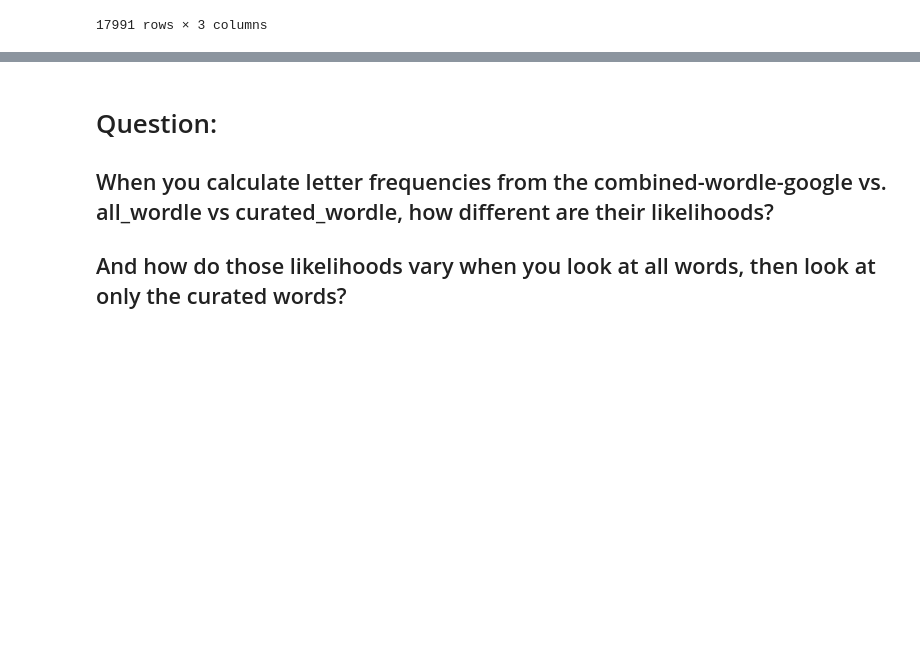
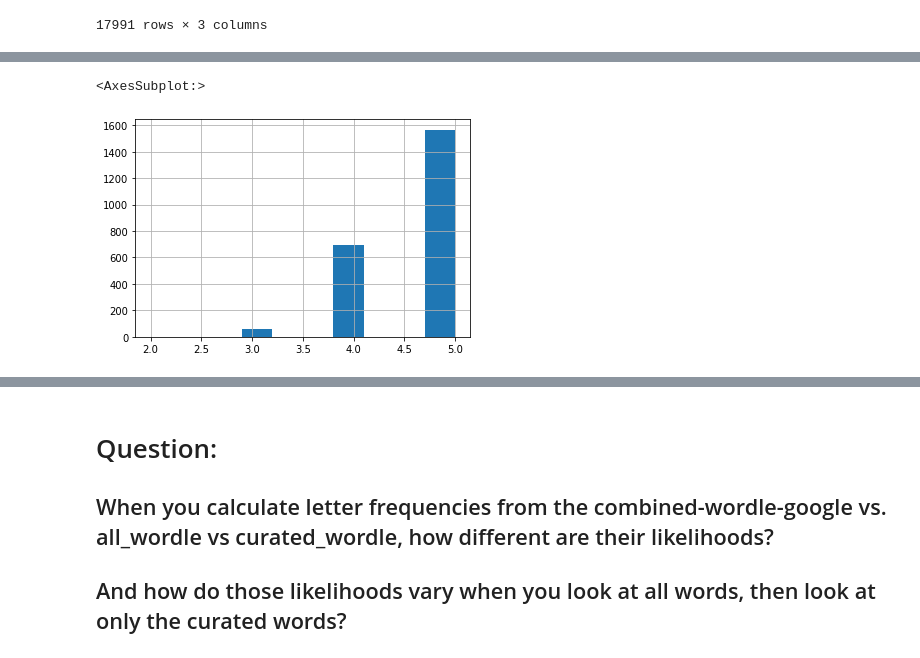
Before and after one commit to benton-anderson/wordle-opt, a Jupyter notebook: notebooks/BJA-02.1-letter-frequency-MLE.ipynb, the cells around one changed output, grey strips where cells are left out. Saved outputs shown, nothing was run; the diff lists cells and outputs as text; code cells hidden in the pictures; blank space fills up the shorter version.

Commit message:
Big changes in understanding to probability and total green probability

```diff
--- a/notebooks/BJA-02.1-letter-frequency-MLE.ipynb
+++ b/notebooks/BJA-02.1-letter-frequency-MLE.ipynb
@@ -91,0 +105,13 @@ lfl[lfl['curated'].notna()].sort_values('curated', ascending=False)
+# %%
+data = wl.loc[wl['in_wordle'], ['in_wordle_curated']]
+data['wp'] = calc_lfl(data.index, bowcur, colname='wp')   # wp = Word Probability from letter frequency
+
+# tglp = Total Green Letter Probability
+# sum of all probabilities of finding that letter in that position
+data['tglp'] = data.index.map(lambda x: total_green_letter_prob(x))
+curated_sorted = data.sort_values(['in_wordle_curated', 'tglp'], ascending=False)
+curated_words = curated_sorted.loc[curated_sorted['in_wordle_curated']].index
+display(curated_words)
+data = data.sort_values('tglp', ascending=False)
+data['unique_letters'] = data.index.map(lambda x: len(set(x)))
+data.head(10)
@@ -91,0 +218,5 @@ lfl[lfl['curated'].notna()].sort_values('curated', ascending=False)
+# %%
+data[data['in_wordle_curated']]['unique_letters'].hist()
+# %% [output]
+<AxesSubplot:>
+[figure, added]
```
Also changed, not shown: parts of 33 cells of this notebook, 7 other files.
